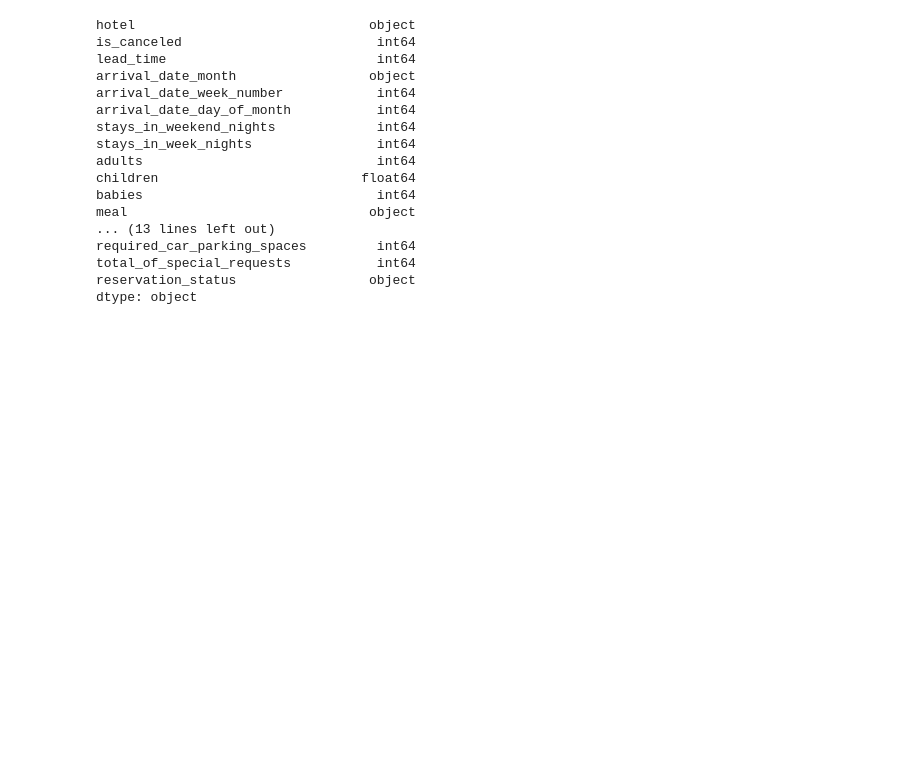
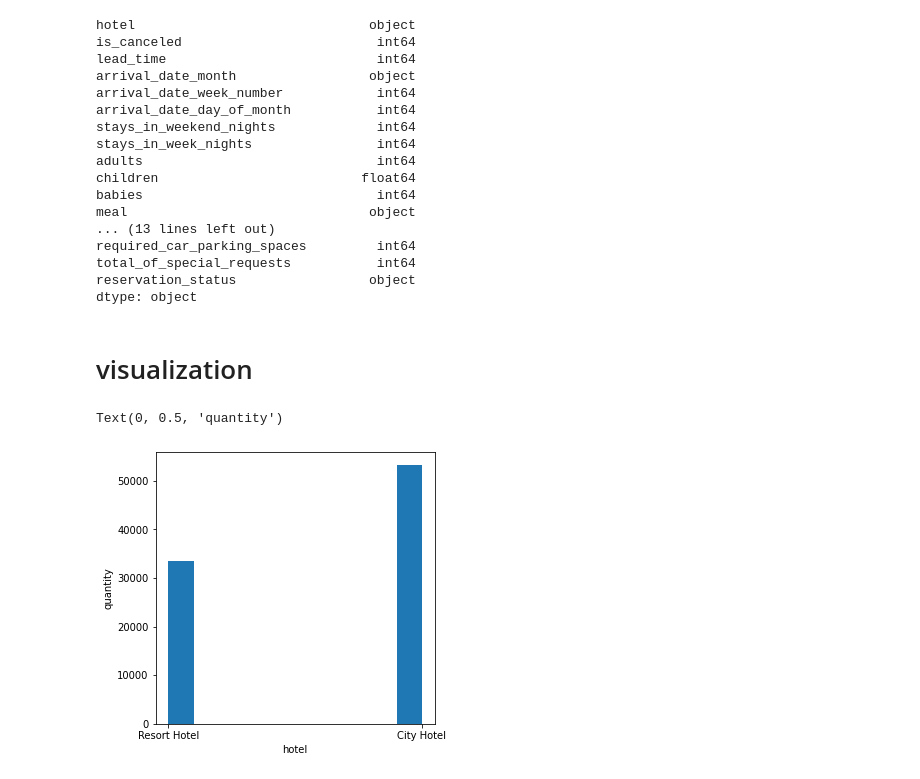
Before and after one commit to apoorvaKR12695/Hotel-booking-analysis, a Jupyter notebook: Hotel_Booking_Analysis_Apoorva_KR.ipynb, the cells around one changed output. Cells and saved outputs as stored; diff of their text form; code cells hidden in the pictures; blank space fills up the shorter version.

```diff
--- a/Hotel_Booking_Analysis_Apoorva_KR.ipynb
+++ b/Hotel_Booking_Analysis_Apoorva_KR.ipynb
@@ -349,3 +349,13 @@ required_car_parking_spaces         int64
 total_of_special_requests           int64
 reservation_status                 object
 dtype: object
+# %% [markdown]
+# visualization
+# %%
+fig,ax = plt.subplots(figsize = (5,5))#Subplots mean groups of axes that can exist in a single matplotlib figure.
+ax.hist(df['hotel'])#using histogram plot
+ax.set_xlabel('hotel')
+ax.set_ylabel('quantity')
+# %% [output]
+Text(0, 0.5, 'quantity')
+[figure, added]
```
Also changed, not shown: parts of 13 cells of this notebook.
